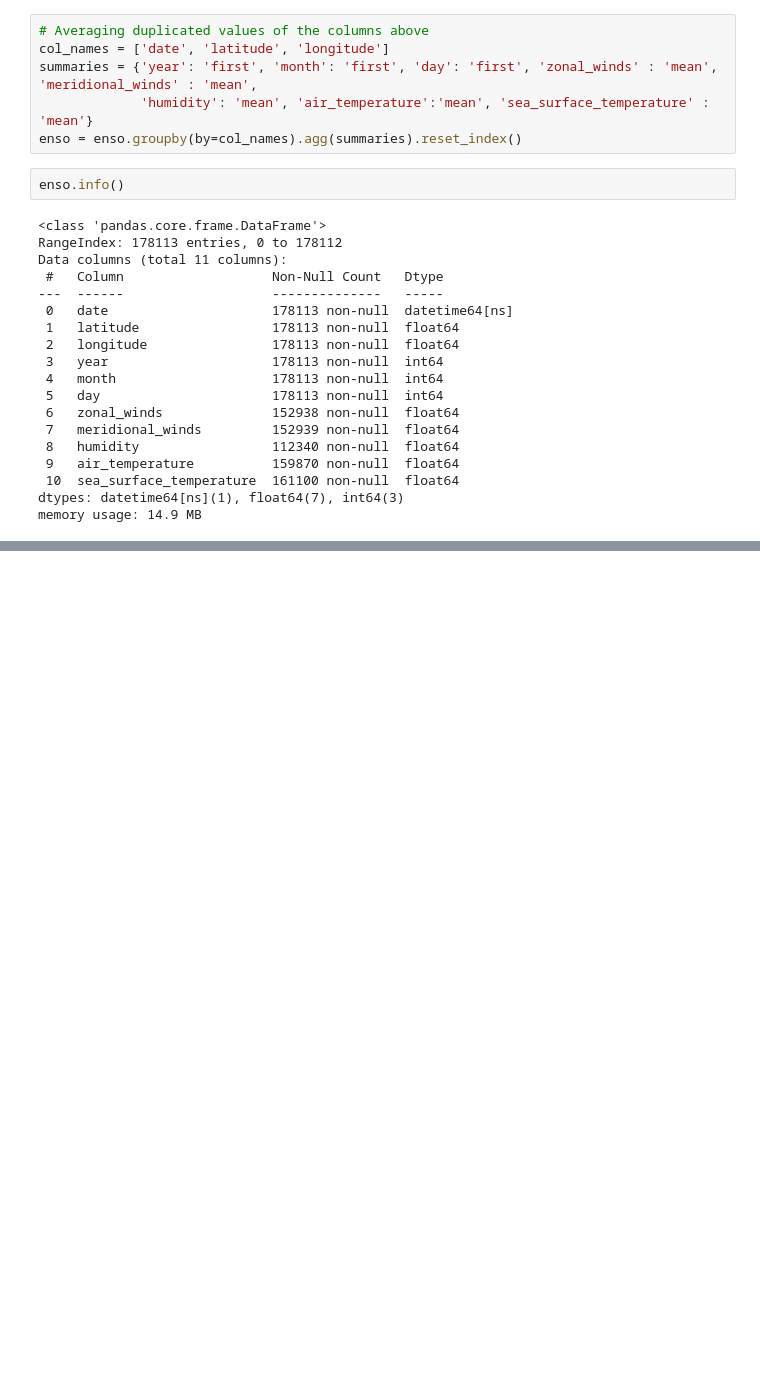
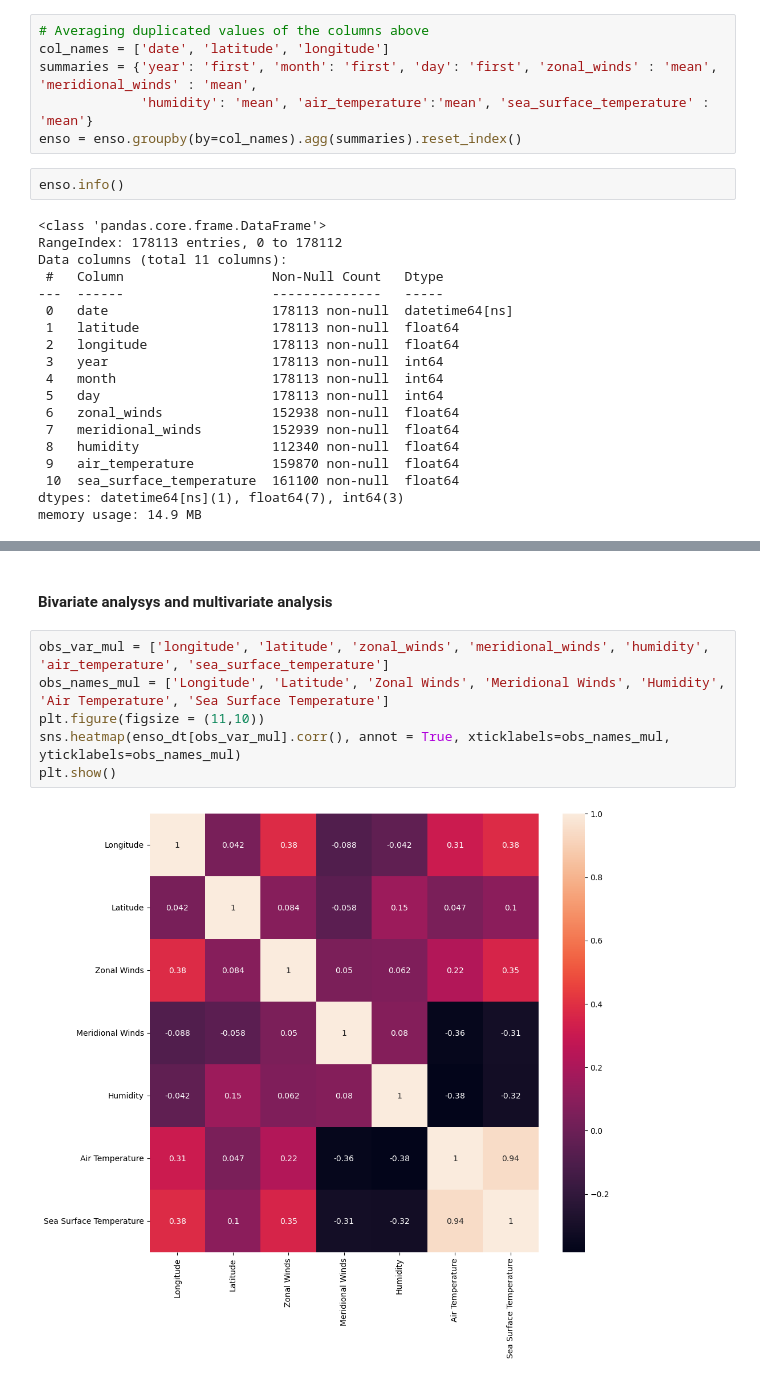
Before and after one commit to agraglez/enso-analysis, a Jupyter notebook: notebooks/enso-analysis.ipynb, the cells around one changed output, grey strips where cells are left out. Saved outputs shown, nothing was run; the diff lists cells and outputs as text; blank space fills up the shorter version.

```diff
--- a/notebooks/enso-analysis.ipynb
+++ b/notebooks/enso-analysis.ipynb
@@ -376,0 +418,10 @@ memory usage: 14.9 MB
+# %% [markdown]
+#### Bivariate analysys and multivariate analysis
+# %%
+obs_var_mul = ['longitude', 'latitude', 'zonal_winds', 'meridional_winds', 'humidity', 'air_temperature', 'sea_surface_temperature']
+obs_names_mul = ['Longitude', 'Latitude', 'Zonal Winds', 'Meridional Winds', 'Humidity', 'Air Temperature', 'Sea Surface Temperature']
+plt.figure(figsize = (11,10))
+sns.heatmap(enso_dt[obs_var_mul].corr(), annot = True, xticklabels=obs_names_mul, yticklabels=obs_names_mul)
+plt.show()
+# %% [output]
+[figure, added]
```
Also changed, not shown: parts of 40 cells of this notebook, 2 other files.
